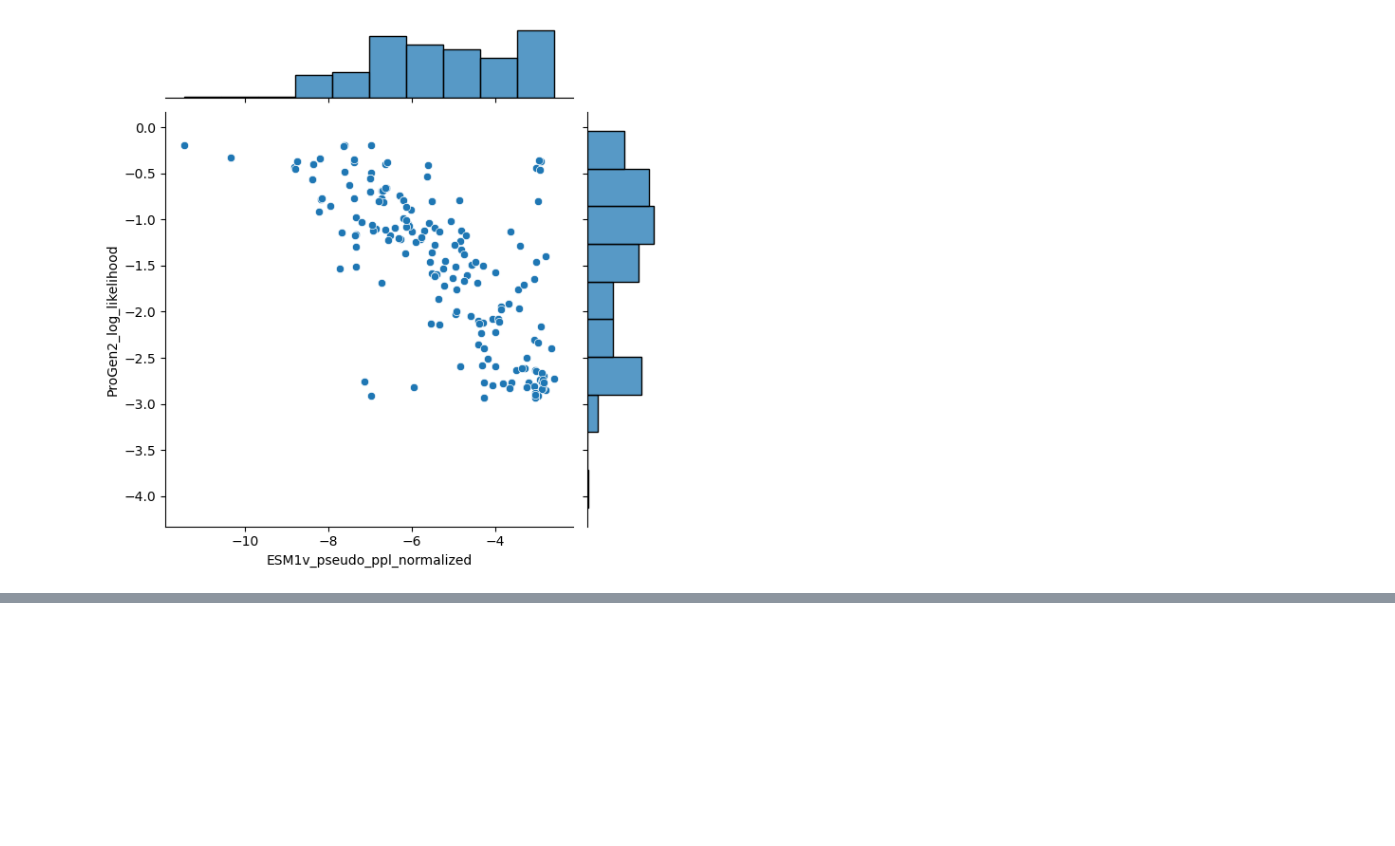
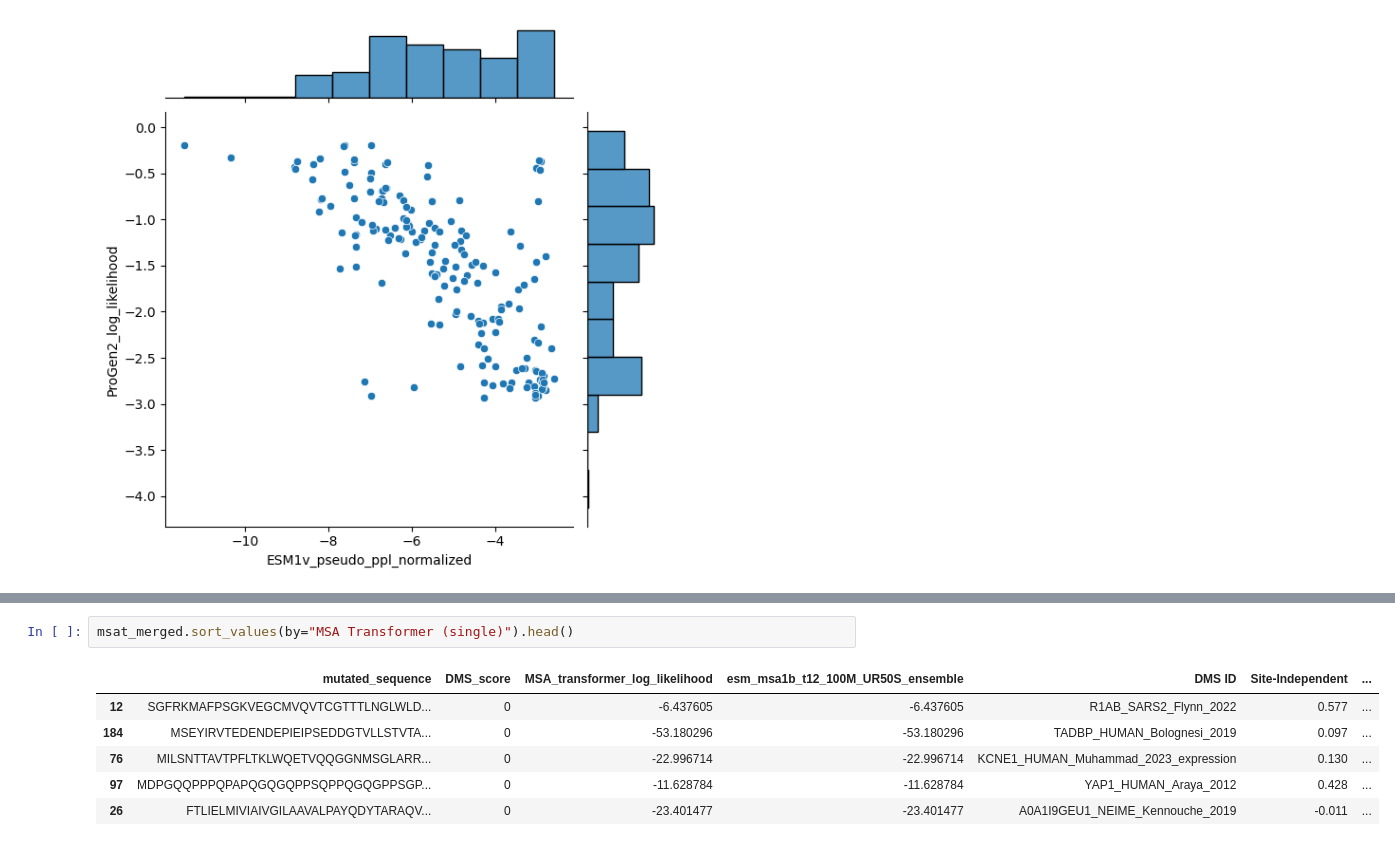
Before and after one commit to loodvn/ProteinGym, a Jupyter notebook: notebooks/analyse_wt_scores.ipynb, the cells around one changed output, grey strips where cells are left out. Drawn from its saved outputs; the diff is of its cells as text; blank space fills up the shorter version.

```diff
--- a/notebooks/analyse_wt_scores.ipynb
+++ b/notebooks/analyse_wt_scores.ipynb
@@ -512,0 +553,9 @@ sns.jointplot(x="ESM1v_pseudo_ppl_normalized", y="ProGen2_log_likelihood", data=
+# %%
+msat_merged.sort_values(by="MSA Transformer (single)").head()
+# %% [output]
+|  | mutated_sequence | DMS_score | MSA_transformer_log_likelihood | esm_msa1b_t12_100M_UR50S_ensemble | DMS ID | Site-Independent | ... |
+| 12 | SGFRKMAFPSGKVEGCMVQVTCGTTTLNGLWLD... | 0 | -6.437605 | -6.437605 | R1AB_SARS2_Flynn_2022 | 0.577 | ... |
+| 184 | MSEYIRVTEDENDEPIEIPSEDDGTVLLSTVTA... | 0 | -53.180296 | -53.180296 | TADBP_HUMAN_Bolognesi_2019 | 0.097 | ... |
+| 76 | MILSNTTAVTPFLTKLWQETVQQGGNMSGLARR... | 0 | -22.996714 | -22.996714 | KCNE1_HUMAN_Muhammad_2023_expression | 0.130 | ... |
+| 97 | MDPGQQPPPQPAPQGQGQPPSQPPQGQGPPSGP... | 0 | -11.628784 | -11.628784 | YAP1_HUMAN_Araya_2012 | 0.428 | ... |
+| 26 | FTLIELMIVIAIVGILAAVALPAYQDYTARAQV... | 0 | -23.401477 | -23.401477 | A0A1I9GEU1_NEIME_Kennouche_2019 | -0.011 | ... |
```
Also changed, not shown: parts of 5 cells of this notebook, 4 other files.
